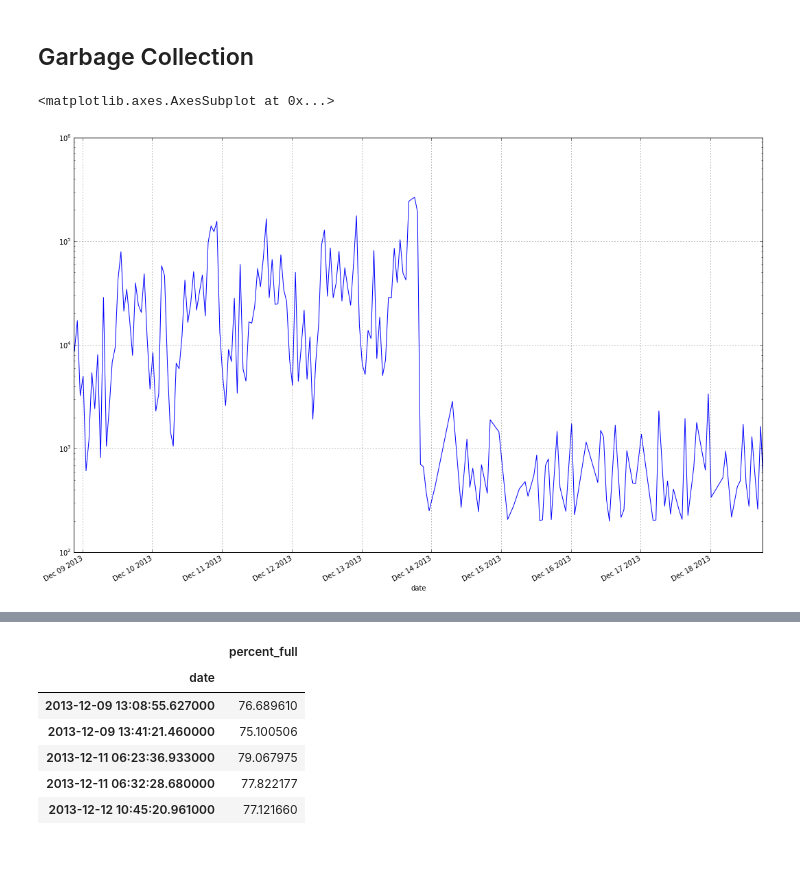
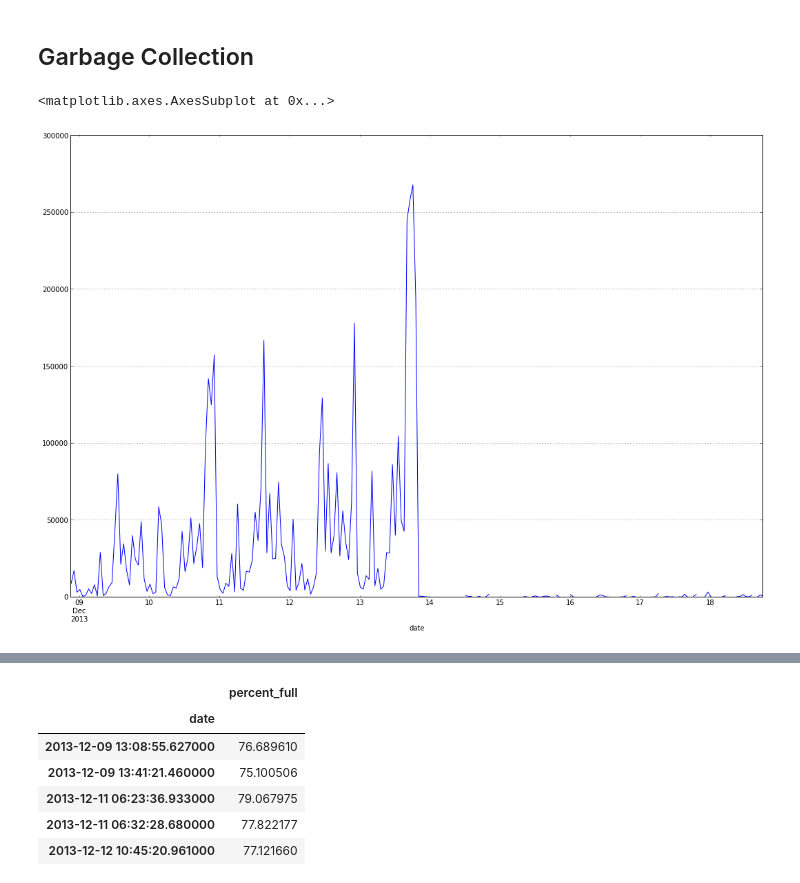
Before and after one commit to riptano/logparse, a Jupyter notebook: example.ipynb, the cells around one changed output, grey strips where cells are left out. Saved outputs shown, nothing was run; the diff lists cells and outputs as text; code cells hidden in the pictures; blank space fills up the shorter version.

```diff
--- a/example.ipynb
+++ b/example.ipynb
@@ -58,11 +63,11 @@ pd.DataFrame.from_records(log.sessions[1]['versions'], columns=['component','ver
 # %%
 gc = pd.DataFrame.from_records(log.sessions[0]['garbage_collections'],
                                columns=['date', 'collections', 'duration'], index='date')
-
-hourly = gc.resample('H', how='sum').dropna()
-hourly.plot(y='duration', logy=True)
+#day=gc['20131012']
+hourly = gc.resample('H', how='sum')
+hourly.plot(y='duration', logy=False)
 # %% [output]
 <matplotlib.axes.AxesSubplot at 0x...>
-[figure, old version]
+[figure, new version]
 # %%
 gc['duration'].hist(bins=100)
```
Also changed, not shown: parts of 10 cells of this notebook, 6 other files.
